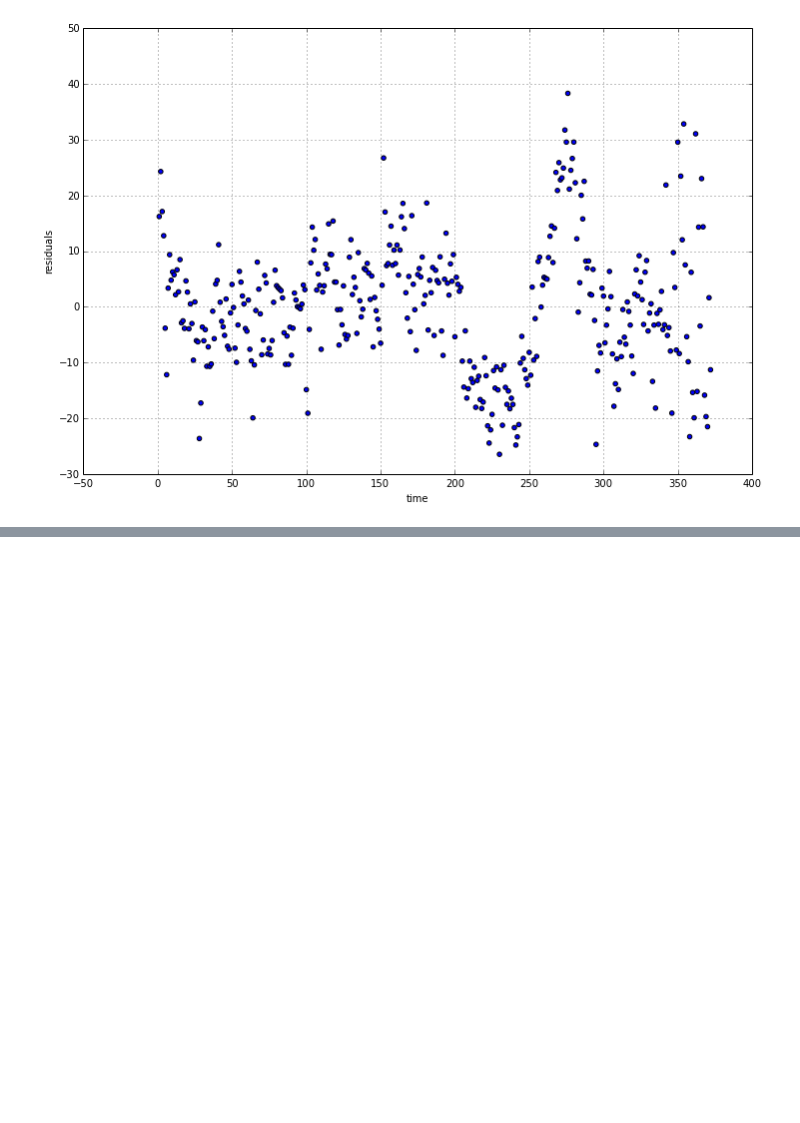
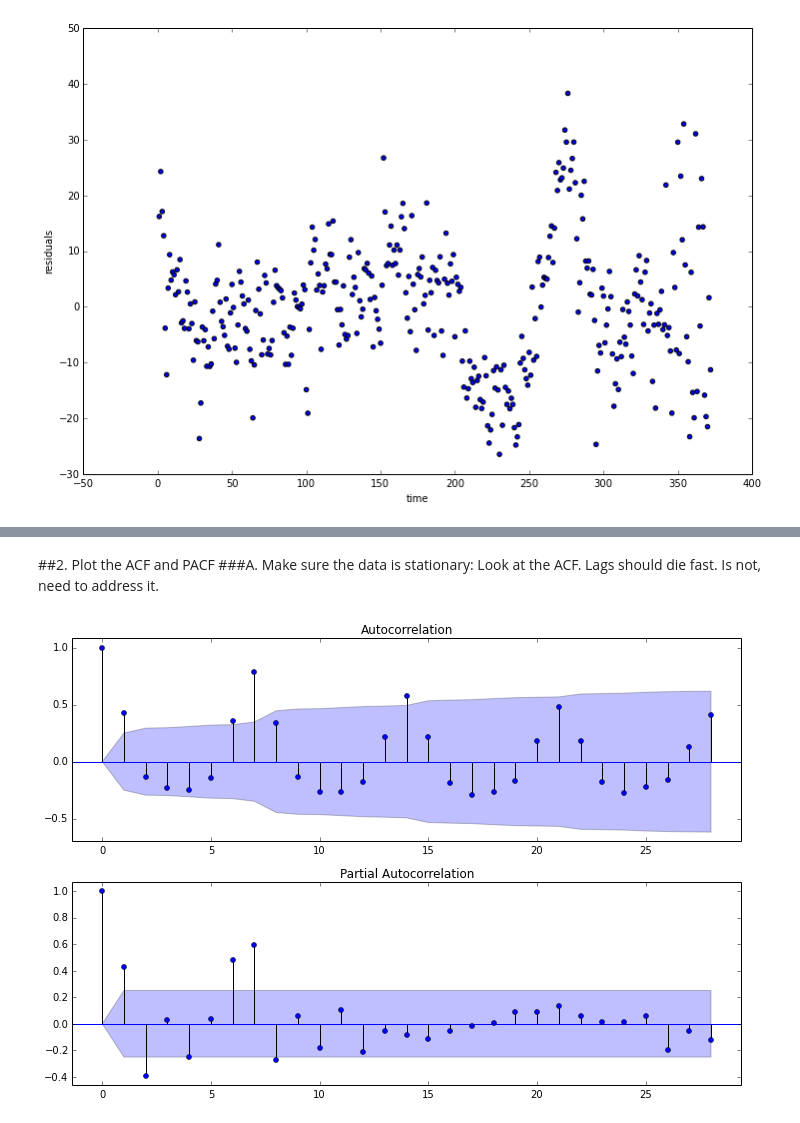
Before and after one commit to seawilloughby/textbook, a Jupyter notebook: notebooks/TimeSeriesExample.ipynb, the cells around one changed output, grey strips where cells are left out. Drawn from its saved outputs; the diff is of its cells as text; code cells hidden in the pictures; blank space fills up the shorter version.

```diff
--- a/notebooks/TimeSeriesExample.ipynb
+++ b/notebooks/TimeSeriesExample.ipynb
@@ -285,0 +366,14 @@ d_dateindex.plot(x = 'time', y = 'residuals', kind = 'scatter', figsize=(12,8))
+# %% [markdown]
+##2. Plot the ACF and PACF
+###A. Make sure the data is stationary: Look at the ACF. Lags should die fast. Is not, need to address it.
+# %%
+def acf_pacf(ts, lags):
+    fig = plt.figure(figsize=(12,8))
+    ax1 = fig.add_subplot(211)
+    fig = sm.graphics.tsa.plot_acf(ts, lags=lags, ax=ax1)
+    ax2 = fig.add_subplot(212)
+    fig = sm.graphics.tsa.plot_pacf(ts, lags=lags, ax=ax2)
+# %%
+acf_pacf(dailyts, 28)
+# %% [output]
+[figure, added]
```
Also changed, not shown: parts of 34 cells of this notebook, 17 other files.
